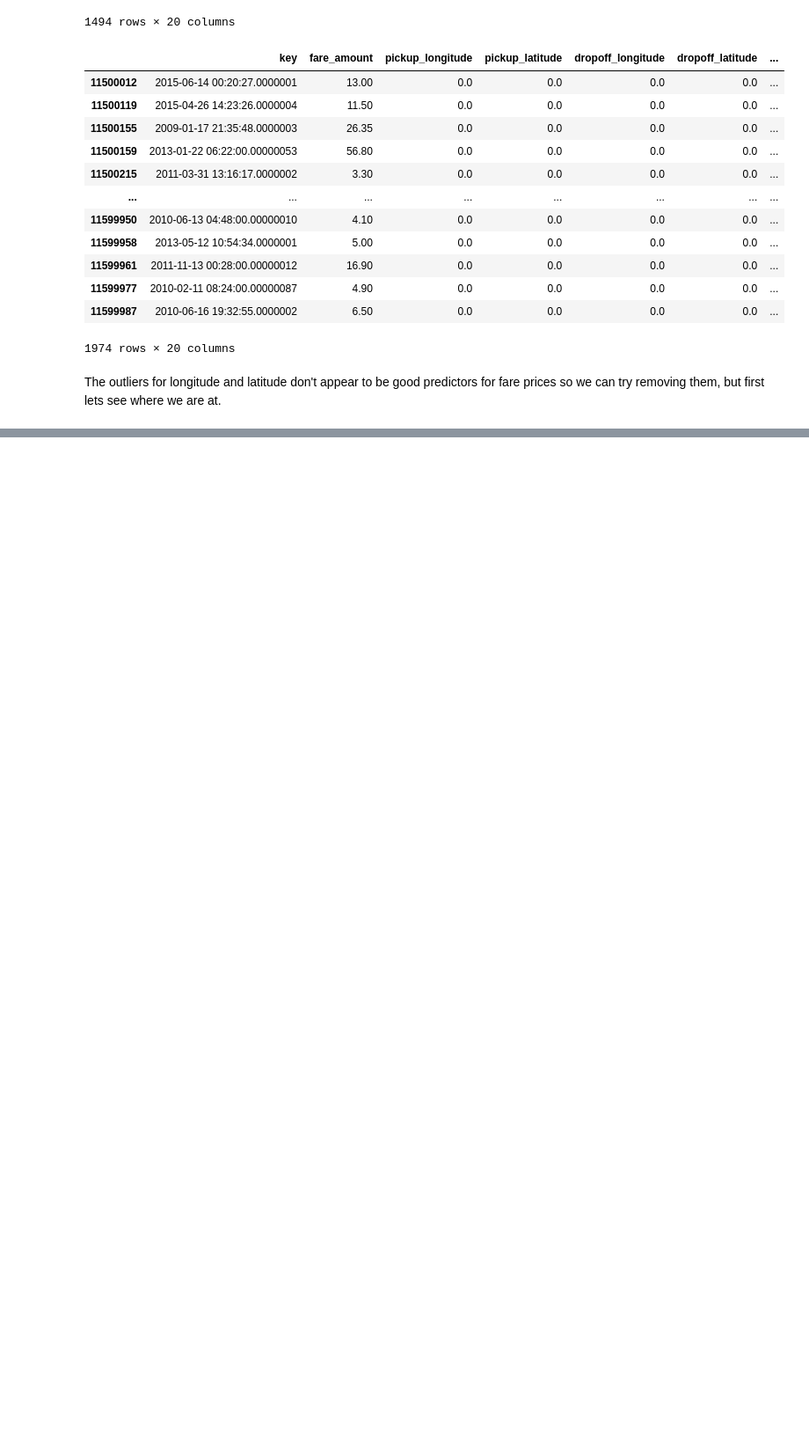
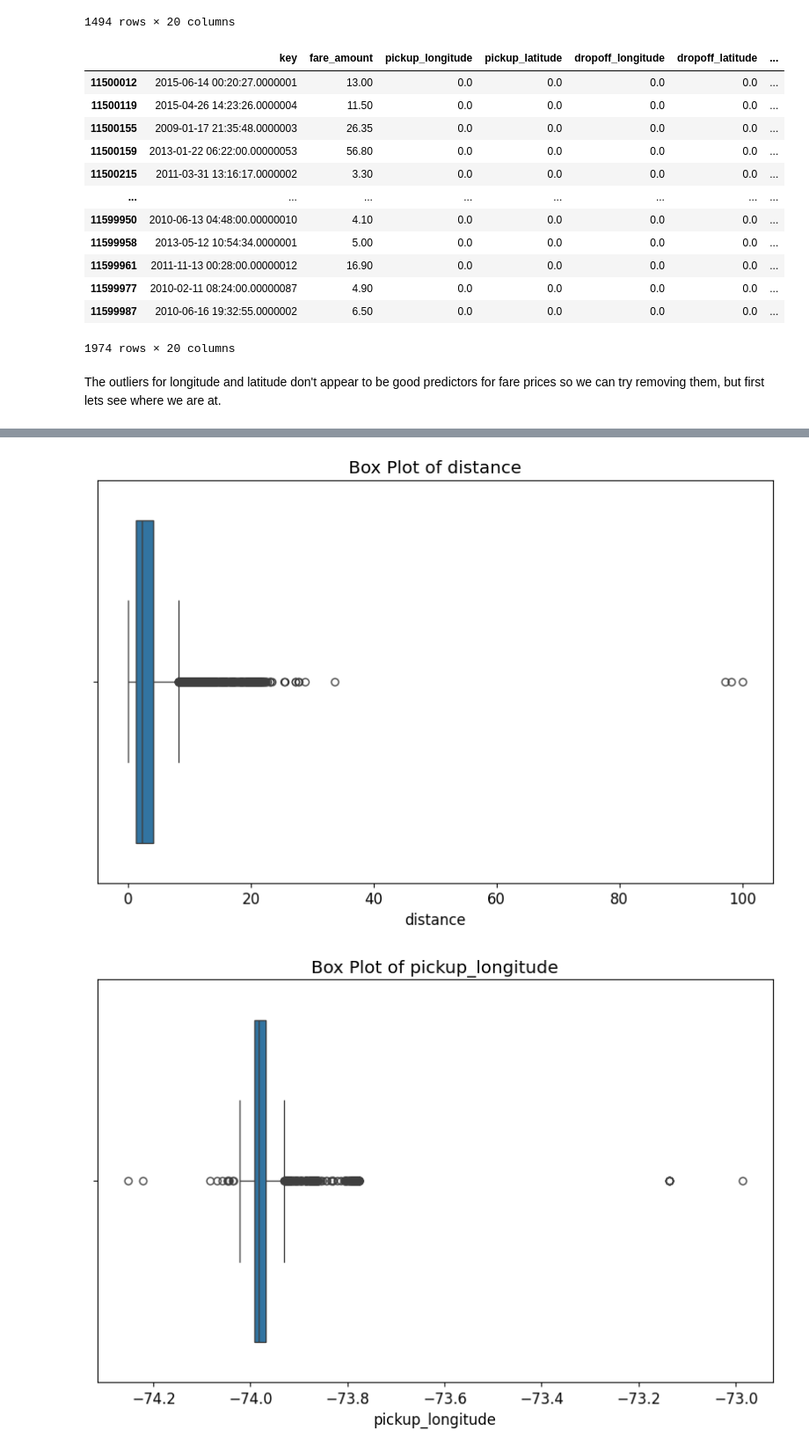
Before and after one commit to loganhartford/taxi_fare, a Jupyter notebook: taxi_fare.ipynb, the cells around one changed output, grey strips where cells are left out. Shown at 88% size. Saved outputs shown, nothing was run; the diff lists cells and outputs as text; code cells hidden in the pictures; blank space fills up the shorter version.

```diff
--- a/taxi_fare.ipynb
+++ b/taxi_fare.ipynb
@@ -647,0 +714,13 @@ To do
+# %%
+test_xs = load_pickle(path/'test_xs.pkl')
+t_test_xs = test_xs.copy()
+t_test_xs['distance'] = haversine(t_test_xs['pickup_latitude'], t_test_xs['pickup_longitude'],
+                           t_test_xs['dropoff_latitude'], t_test_xs['dropoff_longitude'])
+show_box_plot(t_test_xs, "distance")
+show_box_plot(t_test_xs, "pickup_longitude")
+show_box_plot(t_test_xs, "pickup_latitude")
+show_box_plot(t_test_xs, "dropoff_longitude")
+show_box_plot(t_test_xs, "dropoff_latitude")
+# %% [output]
+[figure, added]
+[figure, added]
```
Also changed, not shown: parts of 47 cells of this notebook.
